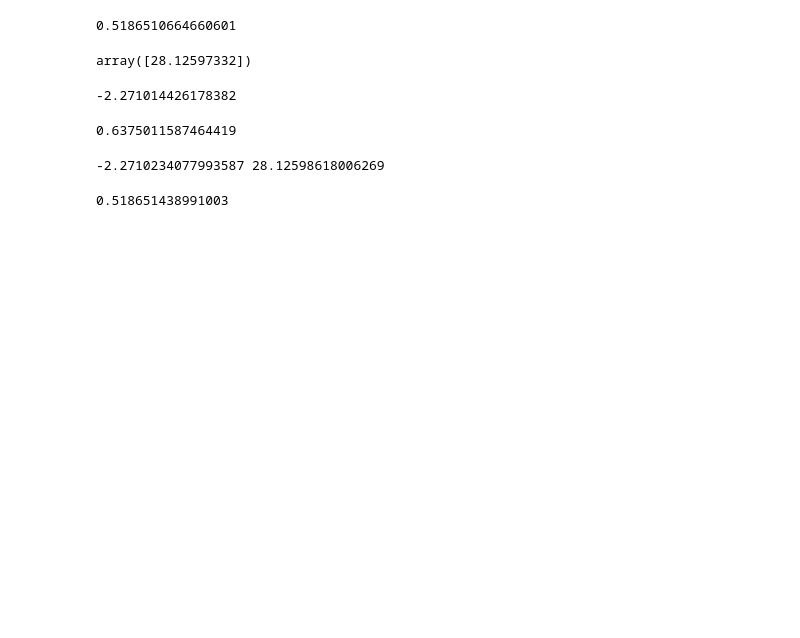
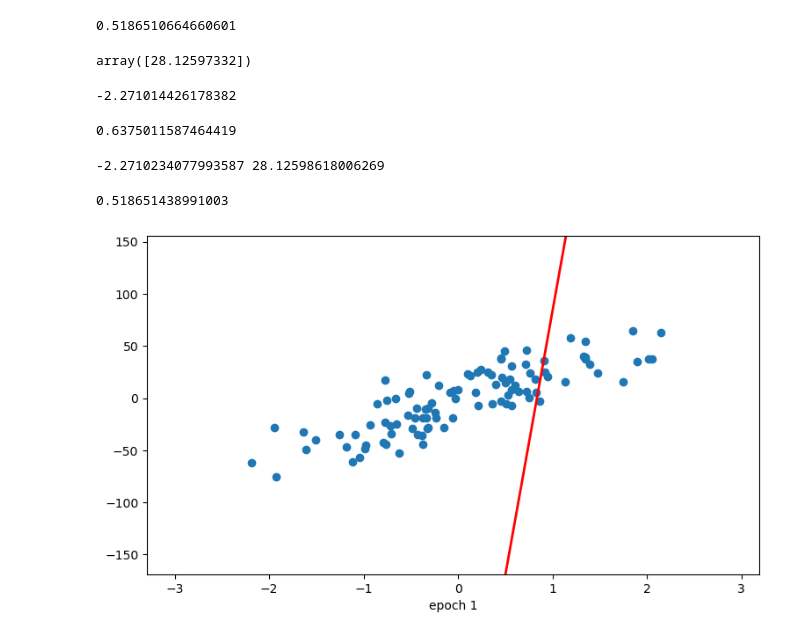
Before and after one commit to sarvesh0427/100_days_of_ML, a Jupyter notebook: Day51(Gradient_descent)/improved_code(creating_own_class).ipynb, the cells around one changed output. Cells and saved outputs as stored; diff of their text form; code cells hidden in the pictures; blank space fills up the shorter version.

```diff
--- a/Day53(Gradient_descent)/improved_code(creating_own_class).ipynb
+++ b/Day51(Gradient_descent)/improved_code(creating_own_class).ipynb
@@ -71,3 +71,27 @@ y_pred1= gd.predict(X_test)
 r2_score(y_pred1, y_test)
 # %% [output]
 0.518651438991003
+# %%
+b = -520
+m = 600
+lr = 0.001
+all_b = []
+all_m = []
+all_cost = []
+
+epochs = 30
+
+for i in range(epochs):
+    slope_b = 0
+    slope_m = 0
+    cost = 0
+    for j in range(X.shape[0]):
+        slope_b = slope_b - 2*(y[j] - (m * X[j]) -  b)
+        slope_m = slope_m - 2*(y[j] - (m * X[j]) -  b)*X[j]
+        cost = cost + (y[j] - m * X[j] -b) ** 2
+
+    b = b - (lr * slope_b)
+    m = m - (lr * slope_m)
+    all_b.append(b)
+    all_m.append(m)
+    all_cost.append(cost)
@@ -73,0 +101,22 @@ r2_score(y_pred1, y_test)
+# %%
+fig, ax = plt.subplots(figsize=(9,5))
+#fig.set_tight_layout(True)
+
+x_i = np.arange(-3, 3, 0.1)
+y_i = x_i*(-27) -150
+ax.scatter(X, y)
+line, = ax.plot(x_i, x_i*50 - 4, 'r-', linewidth=2)
+
+def update(i):
+    label = 'epoch {0}'.format(i + 1)
+    line.set_ydata(x_i*all_m[i] + all_b[i])
+    ax.set_xlabel(label)
+    # return line, ax
+
+anim = FuncAnimation(fig, update, repeat=True, frames=epochs, interval=500)
+
+f = r"animation.gif"
+writergif = animation.PillowWriter(fps=2)
+anim.save(f, writer=writergif)
+# %% [output]
+[figure, added]
```
Also changed, not shown: parts of 1 cell of this notebook, 2 other files.
